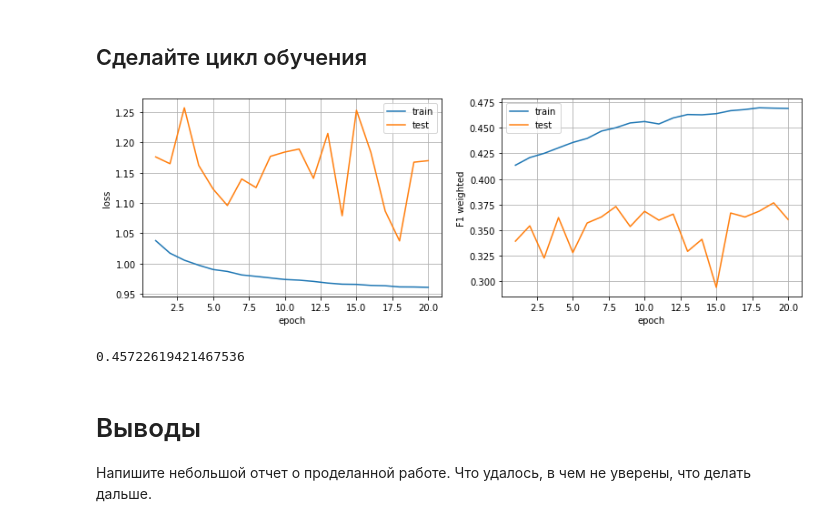
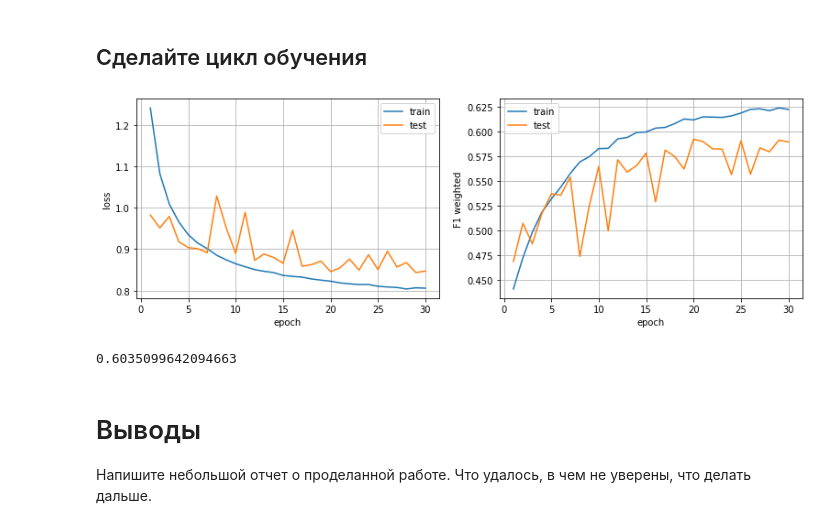
Before and after one commit to Alxec/DeepAverageNetwork, a Jupyter notebook: DAN Task.ipynb, the cells around one changed output. Drawn from its saved outputs; the diff is of its cells as text; code cells hidden in the pictures.

```diff
--- a/DAN Task.ipynb
+++ b/DAN Task.ipynb
@@ -538,14 +567,14 @@ DeepAverageNetwork(
 ## Задайте функцию потерь и оптимизатор
 # %%
 tokenizer = Tokenizer(ToktokTokenizer(), vocab, 'PAD', 'UNK', wordlim)
-optimizer = torch.optim.Adam(model.parameters(), lr=1e-3)
+optimizer = torch.optim.Adam(model.parameters(), lr=5e-4)
 criterion = nn.CrossEntropyLoss(reduction='none')
-scheduler = None
-# scheduler = torch.optim.lr_scheduler.ReduceLROnPlateau(optimizer,
-#                                                        mode='min',
-#                                                        factor=0.6,
-#                                                        patience=0,
-#                                                        verbose=True)
+# scheduler = None
+scheduler = torch.optim.lr_scheduler.ReduceLROnPlateau(optimizer,
+                                                       mode='min',
+                                                       factor=0.7,
+                                                       patience=1,
+                                                       verbose=True)
 # %% [markdown]
 ## Сделайте цикл обучения
 # %%
@@ -578,22 +607,16 @@ def train_one_epoch(model, train_loader, tokenizer, criterion, optimizer, epoch,
     for texts, labels in tqdm(train_loader, desc=f'Training {epoch+1}/{num_epochs}'):
         optimizer.zero_grad() # обнуляем градиенты
 
-        # токенизируем тексты
-        tokenized = []
-        for i in range(texts.size()[0]):
-            tokenized.append(tokenizer(texts[i, :]).unsqueeze(0))
-        tokenized = torch.cat(tokenized)
-
-        tokenized = tokenized.to(device)
+        texts = texts.to(device)
         labels = labels.to(device)
 
-        logits = model(tokenized) # форвард пасс
+        logits = model(texts) # форвард пасс
         loss = criterion(logits, labels.long()) # считаем лосс
         loss.mean().backward() # бэквард пасс
         optimizer.step() # обновляем веса
 
         running_loss += loss.sum() # складываем потери (среднее считается ниже)
-        running_metric += f1_score(labels, logits.argmax(dim=-1), average='weighted') # складываем метрики
+        running_metric += f1_score(labels.cpu(), logits.argmax(dim=-1).cpu(), average='weighted') # складываем метрики
     return running_loss, running_metric
 
 # Получение предсказаний модели
@@ -601,18 +624,11 @@ def predict(model, val_loader, criterion, device="cuda:0"):
     model.eval()
     losses, predicted_classes, true_classes = [], [], []
     for texts, labels in tqdm(val_loader, desc=f'Testing'):
-
-        # токенизируем тексты
-        tokenized = []
-        for i in range(texts.size()[0]):
-            tokenized.append(tokenizer(texts[i, :]).unsqueeze(0))
-        tokenized = torch.cat(tokenized)
-
-        tokenized = tokenized.to(device)
+        texts = texts.to(device)
         labels = labels.to(device)
 
         with torch.no_grad():
-            logits = model(tokenized)
+            logits = model(texts)
             loss = criterion(logits, labels.long())
 
         losses += [loss]
@@ -644,23 +660,23 @@ def train(model, train_loader, val_loader, tokenizer, criterion, optimizer, devi
         test_losses += [torch.mean(all_losses).item()]
         test_metrics += [f1_score(true_labels, predicted_labels, average='weighted')]
 
+        plot_losses(train_losses, test_losses, train_metrics, test_metrics)
+
         if scheduler:
             scheduler.step(test_losses[-1])
-
-        plot_losses(train_losses, test_losses, train_metrics, test_metrics)
 # %%
-NUM_EPOCHS = 20  # Задайте количество эпох
+NUM_EPOCHS = 30  # Задайте количество эпох
 
 train(model, train_loader, valid_loader, tokenizer, criterion, optimizer, device, NUM_EPOCHS, scheduler)
 # %% [output]
-[figure, old version]
+[figure, new version]
 # %%
 all_losses, predicted_labels, true_labels = predict(model, test_loader, criterion, device)
-assert len(predicted_labels) == len(valid_dataset)
+assert len(predicted_labels) == len(test_dataset)
 metric = f1_score(true_labels, predicted_labels, average='weighted')
 metric
 # %% [output]
-0.45722619421467536
+0.6035099642094663
 # %% [markdown]
 # Выводы
 Напишите небольшой отчет о проделанной работе. Что удалось, в чем не уверены, что делать дальше.
```
Also changed, not shown: parts of 7 cells of this notebook.
